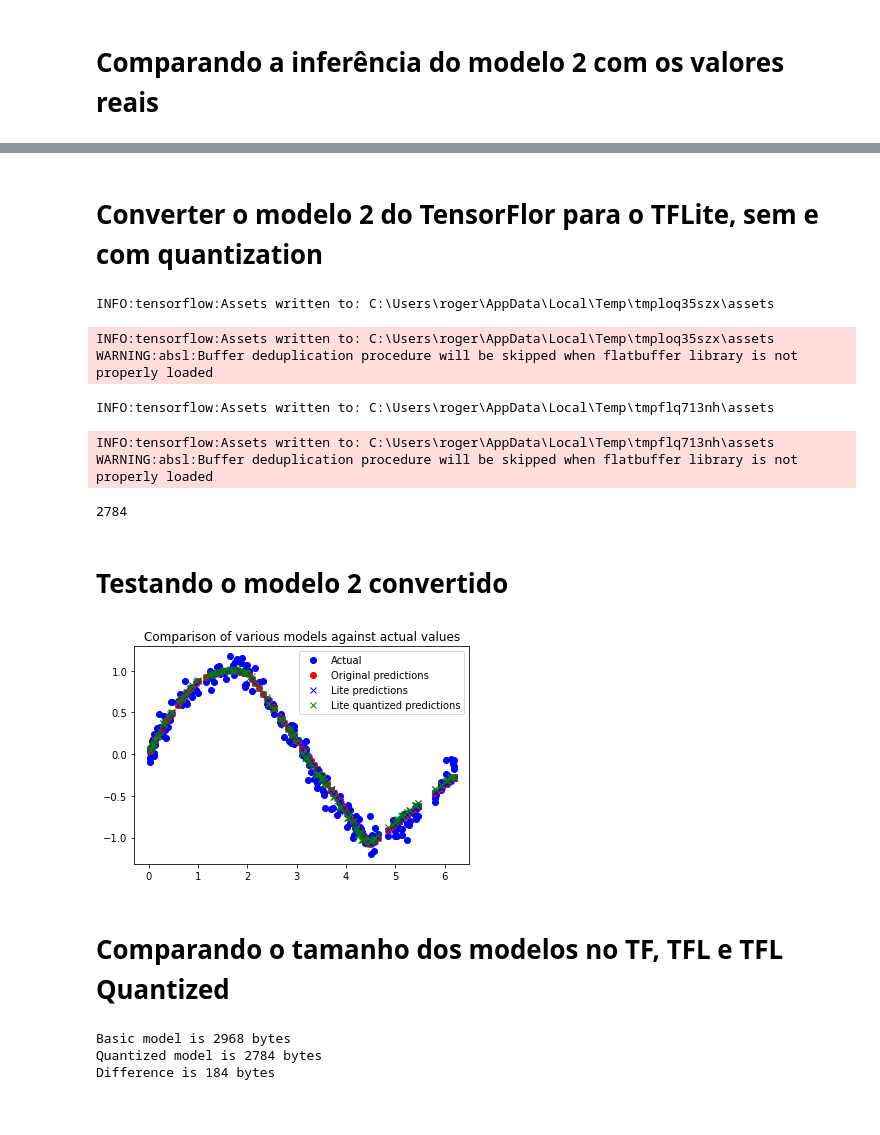
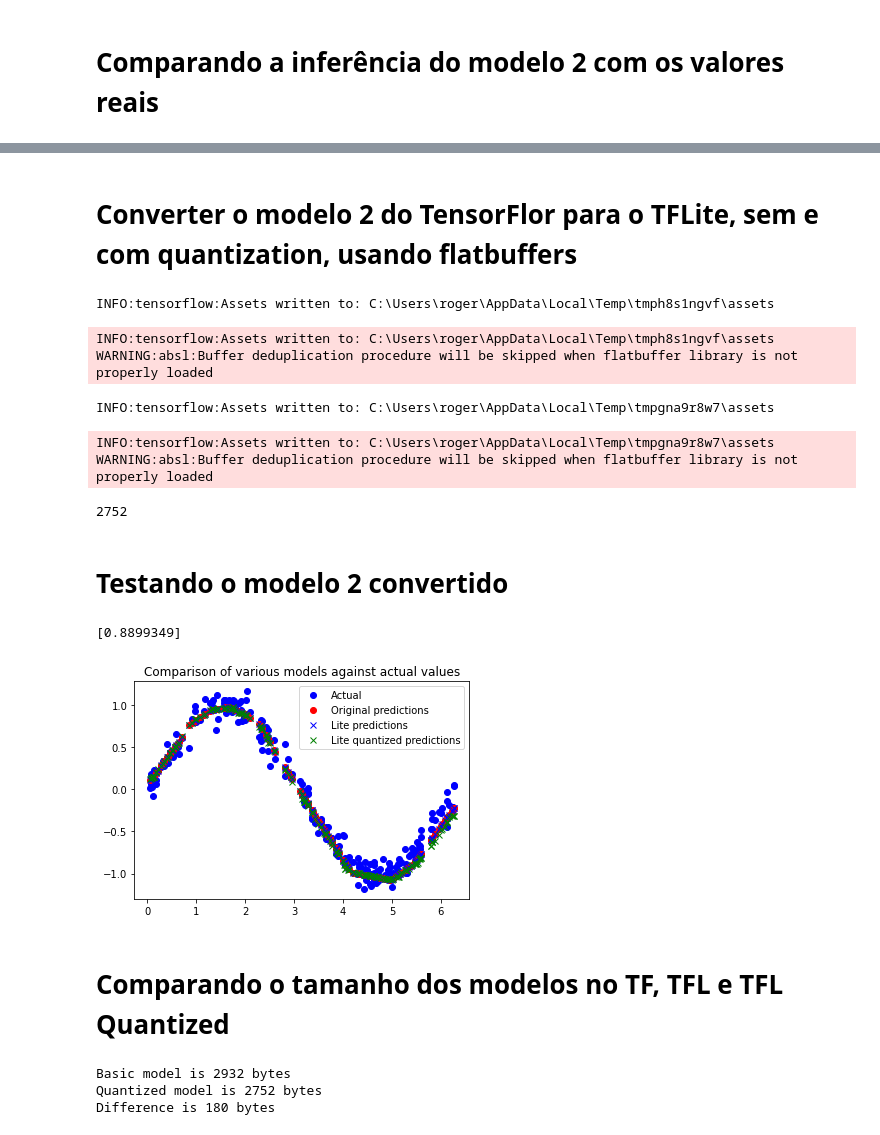
Before and after one commit to rogertecnic/Testes, a Jupyter notebook: ipynb/TF_train_model_study.ipynb, the cells around one changed output, grey strips where cells are left out. Saved outputs shown, nothing was run; the diff lists cells and outputs as text; code cells hidden in the pictures.

```diff
--- a/ipynb/TF_train_model_study.ipynb
+++ b/ipynb/TF_train_model_study.ipynb
@@ -264,12 +264,12 @@ plt.show()
 # %% [markdown]
-# Converter o modelo 2 do TensorFlor para o TFLite, sem e com quantization
+# Converter o modelo 2 do TensorFlor para o TFLite, sem e com quantization, usando flatbuffers
 # %%
 # Convert the model to the TensorFlow Lite format without quantization
 converter = tf.lite.TFLiteConverter.from_keras_model(model_2)
 tflite_model = converter.convert()
 
 # Save the model to disk
-open("sine_model.tflite", "wb").write(tflite_model)
+open("model_2.tflite",'wb').write(tflite_model)
 
 # Convert the model to the TensorFlow Lite format with quantization
 converter = tf.lite.TFLiteConverter.from_keras_model(model_2)
@@ -287,21 +287,21 @@ converter.representative_dataset = representative_dataset_generator
 tflite_model = converter.convert()
 
 # Save the model to disk
-open("sine_model_quantized.tflite", "wb").write(tflite_model)
+open("model_2_quantized.tflite", "wb").write(tflite_model)
 # %% [output]
-INFO:tensorflow:Assets written to: C:\Users\roger\AppData\Local\Temp\tmploq35szx\assets
+INFO:tensorflow:Assets written to: C:\Users\roger\AppData\Local\Temp\tmph8s1ngvf\assets
-INFO:tensorflow:Assets written to: C:\Users\roger\AppData\Local\Temp\tmploq35szx\assets
+INFO:tensorflow:Assets written to: C:\Users\roger\AppData\Local\Temp\tmph8s1ngvf\assets
 WARNING:absl:Buffer deduplication procedure will be skipped when flatbuffer library is not properly loaded
-INFO:tensorflow:Assets written to: C:\Users\roger\AppData\Local\Temp\tmpflq713nh\assets
+INFO:tensorflow:Assets written to: C:\Users\roger\AppData\Local\Temp\tmpgna9r8w7\assets
-INFO:tensorflow:Assets written to: C:\Users\roger\AppData\Local\Temp\tmpflq713nh\assets
+INFO:tensorflow:Assets written to: C:\Users\roger\AppData\Local\Temp\tmpgna9r8w7\assets
 WARNING:absl:Buffer deduplication procedure will be skipped when flatbuffer library is not properly loaded
-2784
+2752
 # %% [markdown]
 # Testando o modelo 2 convertido
 # %%
 # Instantiate an interpreter for each model
-sine_model = tf.lite.Interpreter('sine_model.tflite')
-sine_model_quantized = tf.lite.Interpreter('sine_model_quantized.tflite')
+sine_model = tf.lite.Interpreter('model_2.tflite')
+sine_model_quantized = tf.lite.Interpreter('model_2_quantized.tflite')
 
 # Allocate memory for each model
 sine_model.allocate_tensors()
@@ -312,52 +312,54 @@ sine_model_input_index = sine_model.get_input_details()[0]["index"]
 sine_model_output_index = sine_model.get_output_details()[0]["index"]
 sine_model_quantized_input_index = sine_model_quantized.get_input_details()[0]["index"]
 sine_model_quantized_output_index = sine_model_quantized.get_output_details()[0]["index"]
+
 
 # Create arrays to store the results
 sine_model_predictions = []
 sine_model_quantized_predictions = []
 
 # Run each model's interpreter for each value and store the results in arrays
 for x_value in x_test:
   # Create a 2D tensor wrapping the current x value
   x_value_tensor = tf.convert_to_tensor([[x_value]], dtype=np.float32)
   # Write the value to the input tensor
   sine_model.set_tensor(sine_model_input_index, x_value_tensor)
   # Run inference
   sine_model.invoke()
   # Read the prediction from the output tensor
   sine_model_predictions.append(
       sine_model.get_tensor(sine_model_output_index)[0])
   # Do the same for the quantized model
   sine_model_quantized.set_tensor(sine_model_quantized_input_index, x_value_tensor)
   sine_model_quantized.invoke()
   sine_model_quantized_predictions.append(
       sine_model_quantized.get_tensor(sine_model_quantized_output_index)[0])
 
 
 # See how they line up with the data
 plt.clf()
 plt.title('Comparison of various models against actual values')
 plt.plot(x_test, y_test, 'bo', label='Actual')
 plt.plot(x_test, predictions, 'ro', label='Original predictions')
 plt.plot(x_test, sine_model_predictions, 'bx', label='Lite predictions')
 plt.plot(x_test, sine_model_quantized_predictions, 'gx', label='Lite quantized predictions')
 plt.legend()
 plt.show()
 # %% [output]
+[0.8899349]
-[figure, old version]
+[figure, new version]
 # %% [markdown]
 # Comparando o tamanho dos modelos no TF, TFL e TFL Quantized
 # %%
 import os
-basic_model_size = os.path.getsize("sine_model.tflite")
+basic_model_size = os.path.getsize("model_2.tflite")
 print("Basic model is %d bytes" % basic_model_size)
-quantized_model_size = os.path.getsize("sine_model_quantized.tflite")
+quantized_model_size = os.path.getsize("model_2_quantized.tflite")
 print("Quantized model is %d bytes" % quantized_model_size)
 difference = basic_model_size - quantized_model_size
 print("Difference is %d bytes" % difference)
 # %% [output]
-Basic model is 2968 bytes
-Quantized model is 2784 bytes
-Difference is 184 bytes
+Basic model is 2932 bytes
+Quantized model is 2752 bytes
+Difference is 180 bytes
 # %% [markdown]
```
Also changed, not shown: parts of 10 cells of this notebook, 8 other files.
